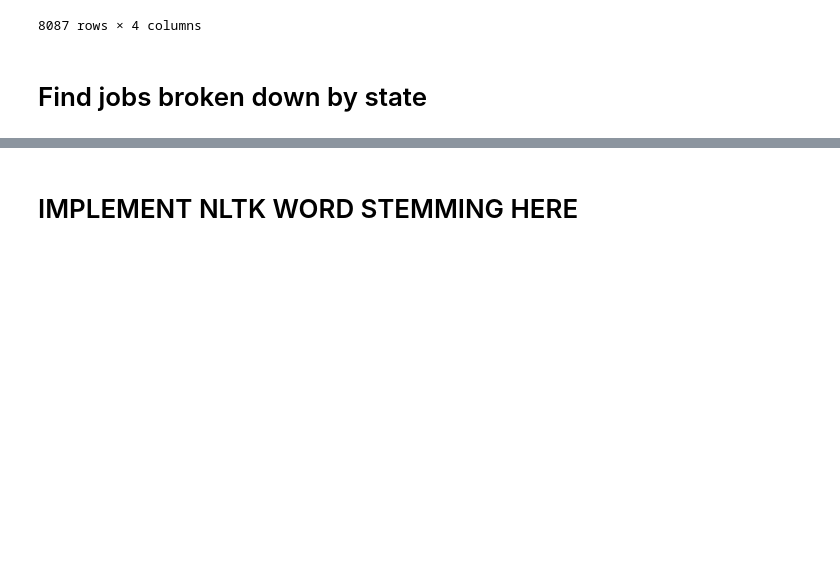
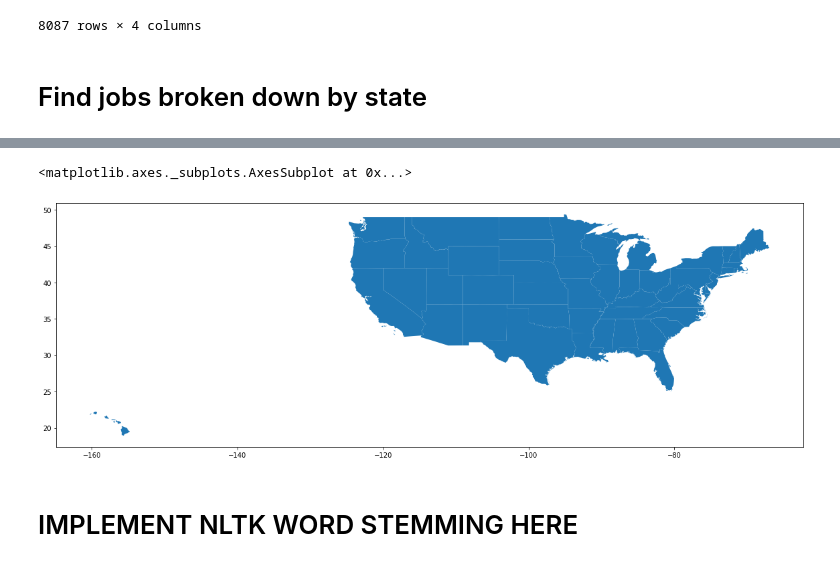
Before and after one commit to Kyle1668/cse184-pronoun-analysis, a Jupyter notebook: Question3.ipynb, the cells around one changed output, grey strips where cells are left out. Drawn from its saved outputs; the diff is of its cells as text; code cells hidden in the pictures; blank space fills up the shorter version.

```diff
--- a/Question3.ipynb
+++ b/Question3.ipynb
@@ -662,0 +649,5 @@ KeyError: "['ADM0_A3', 'ADMIN'] not in index"
+# %%
+# Create USA Map
+import geopandas as gdp
+state_map = gpd.read_file("states.geojson")
+state_map
@@ -663,3 +672,8 @@ KeyError: "['ADM0_A3', 'ADMIN'] not in index"
+# %%
+state_map.plot(figsize=(20,20))
+# %% [output]
+<matplotlib.axes._subplots.AxesSubplot at 0x...>
+[figure, added]
 # %% [markdown]
 # IMPLEMENT NLTK WORD STEMMING HERE
 # %%
```
Also changed, not shown: parts of 4 cells of this notebook.
